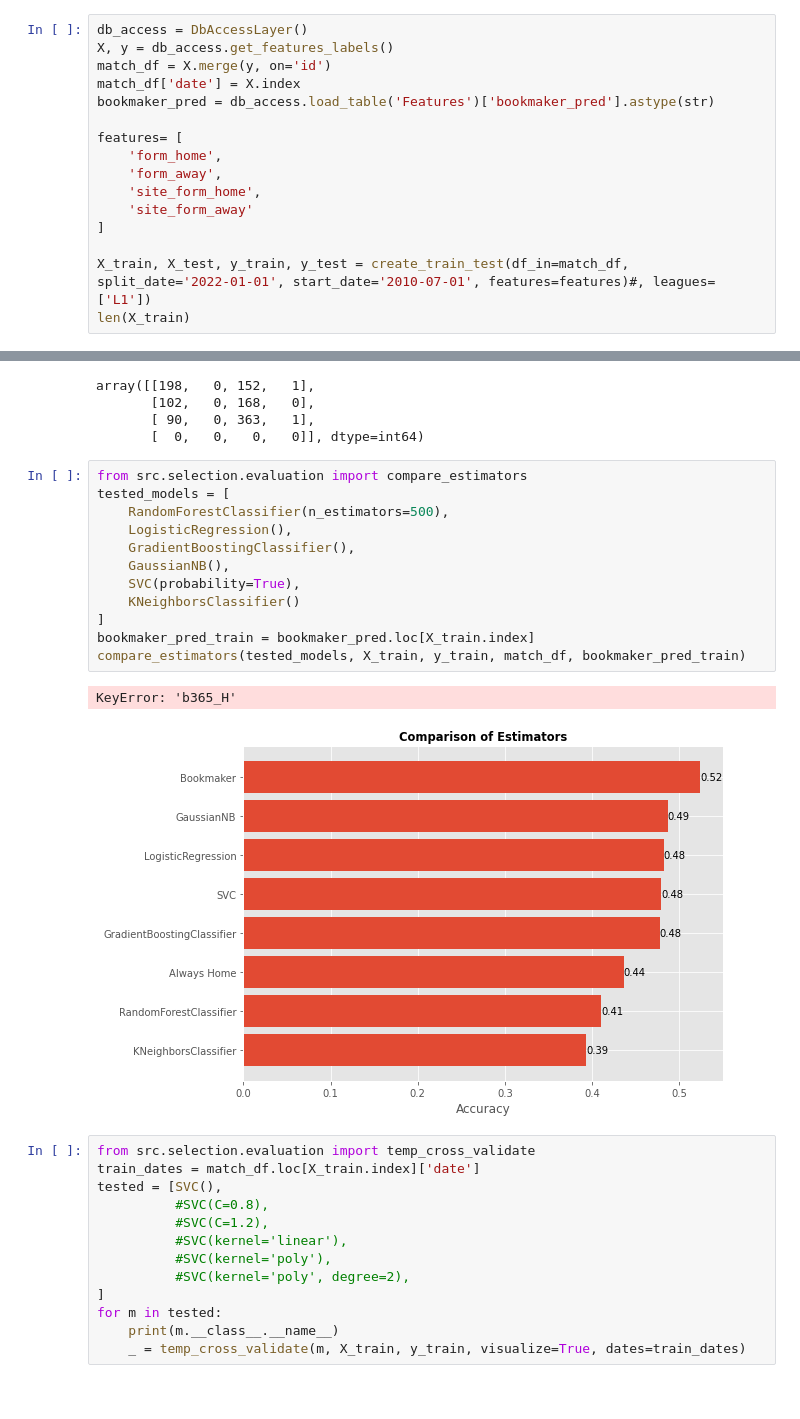
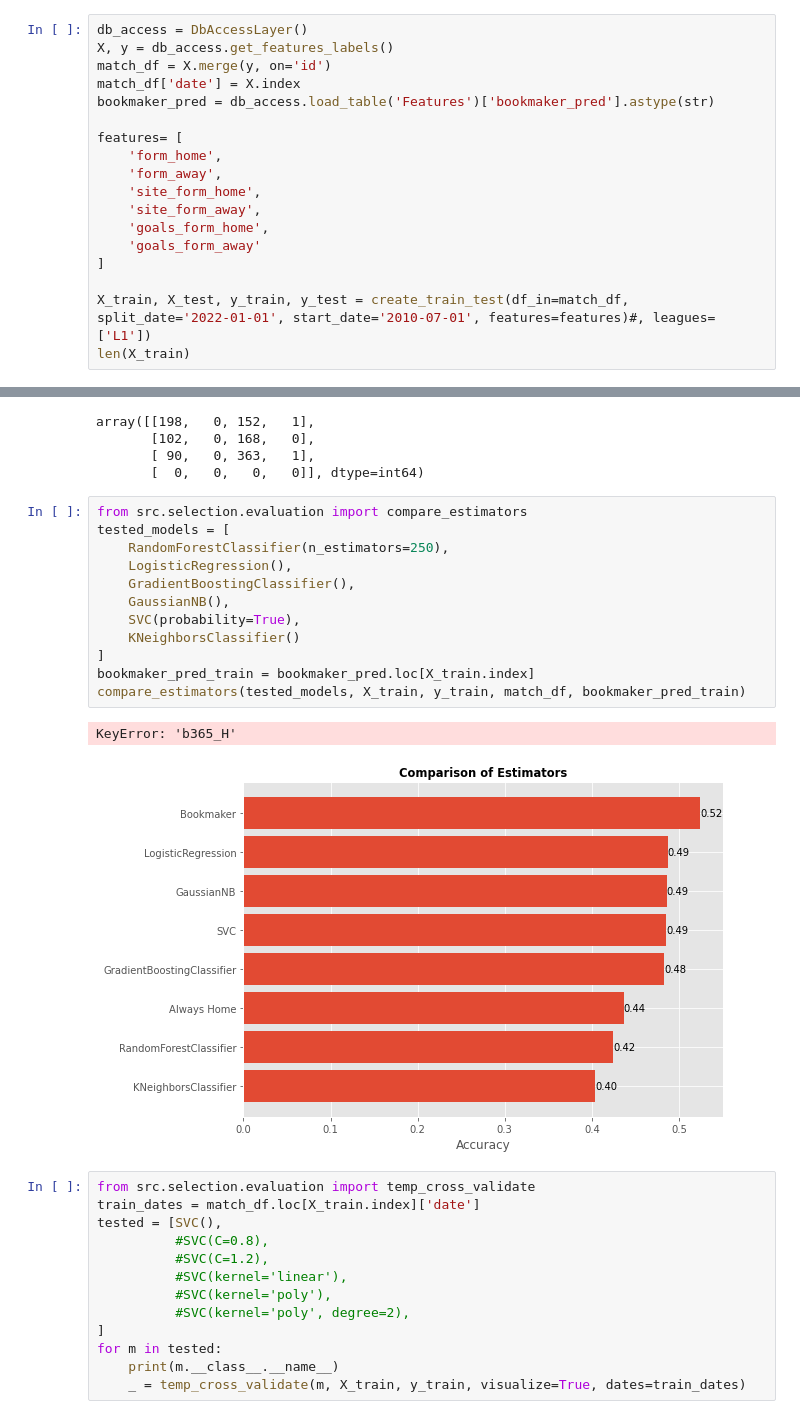
Before and after one commit to ErikFub/football-prediction, a Jupyter notebook: notebooks/code_dev.ipynb, the cells around one changed output, grey strips where cells are left out. Drawn from its saved outputs; the diff is of its cells as text.

```diff
--- a/notebooks/code_dev.ipynb
+++ b/notebooks/code_dev.ipynb
@@ -145,7 +145,9 @@ features= [
     'form_home',
     'form_away',
     'site_form_home',
-    'site_form_away'
+    'site_form_away',
+    'goals_form_home',
+    'goals_form_away'
 ]
 
 X_train, X_test, y_train, y_test = create_train_test(df_in=match_df, split_date='2022-01-01', start_date='2010-07-01', features=features)#, leagues=['L1'])
@@ -193,18 +198,18 @@ array([[198,   0, 152,   1],
 # %%
 from src.selection.evaluation import compare_estimators
 tested_models = [
-    RandomForestClassifier(n_estimators=500),
+    RandomForestClassifier(n_estimators=250),
     LogisticRegression(),
     GradientBoostingClassifier(),
     GaussianNB(),
     SVC(probability=True),
     KNeighborsClassifier()
 ]
 bookmaker_pred_train = bookmaker_pred.loc[X_train.index]
 compare_estimators(tested_models, X_train, y_train, match_df, bookmaker_pred_train)
 # %% [output]
 KeyError: 'b365_H'
-[figure, old version]
+[figure, new version]
 # %%
 from src.selection.evaluation import temp_cross_validate
 train_dates = match_df.loc[X_train.index]['date']
```
Also changed, not shown: parts of 14 cells of this notebook.
